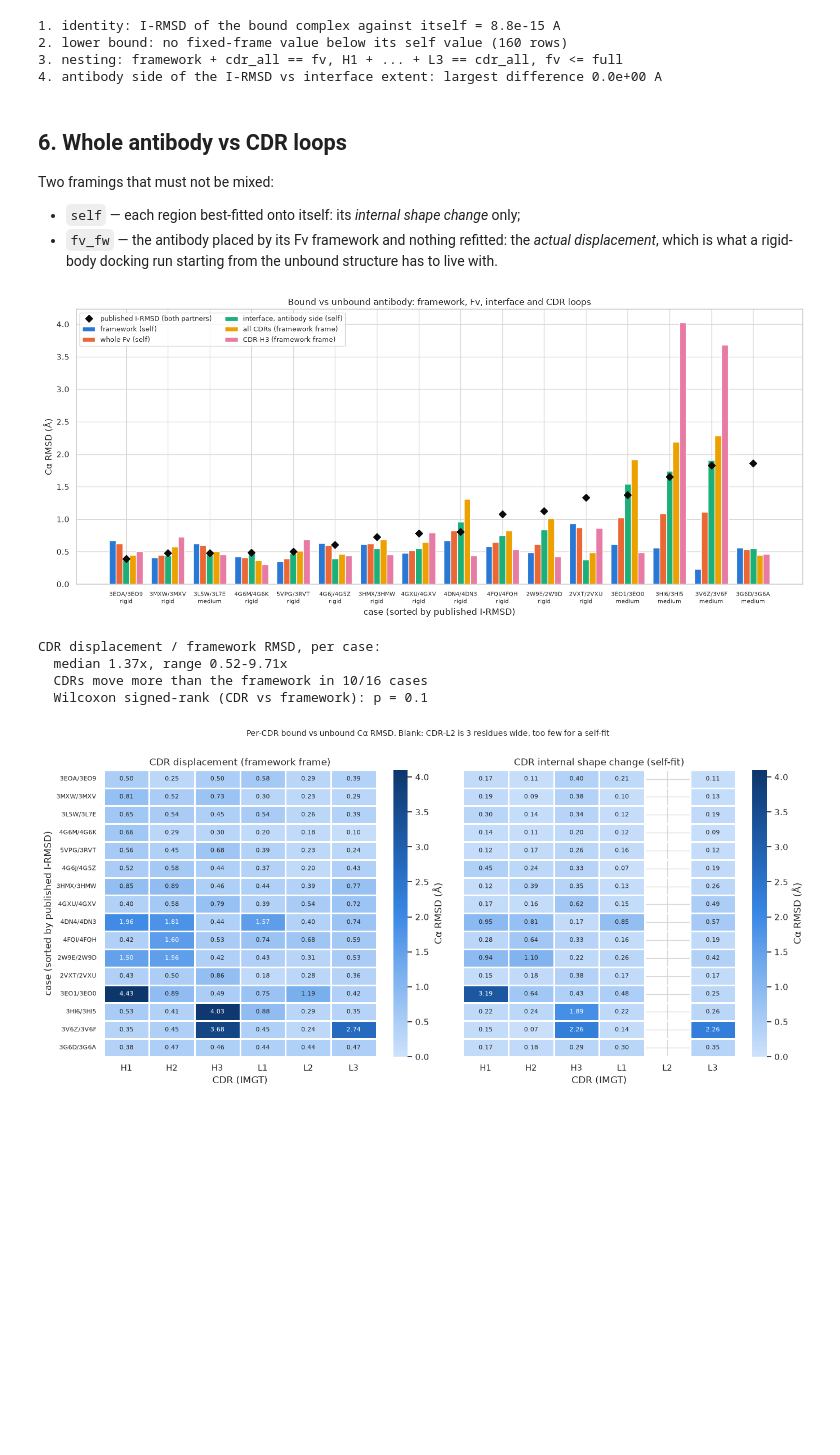
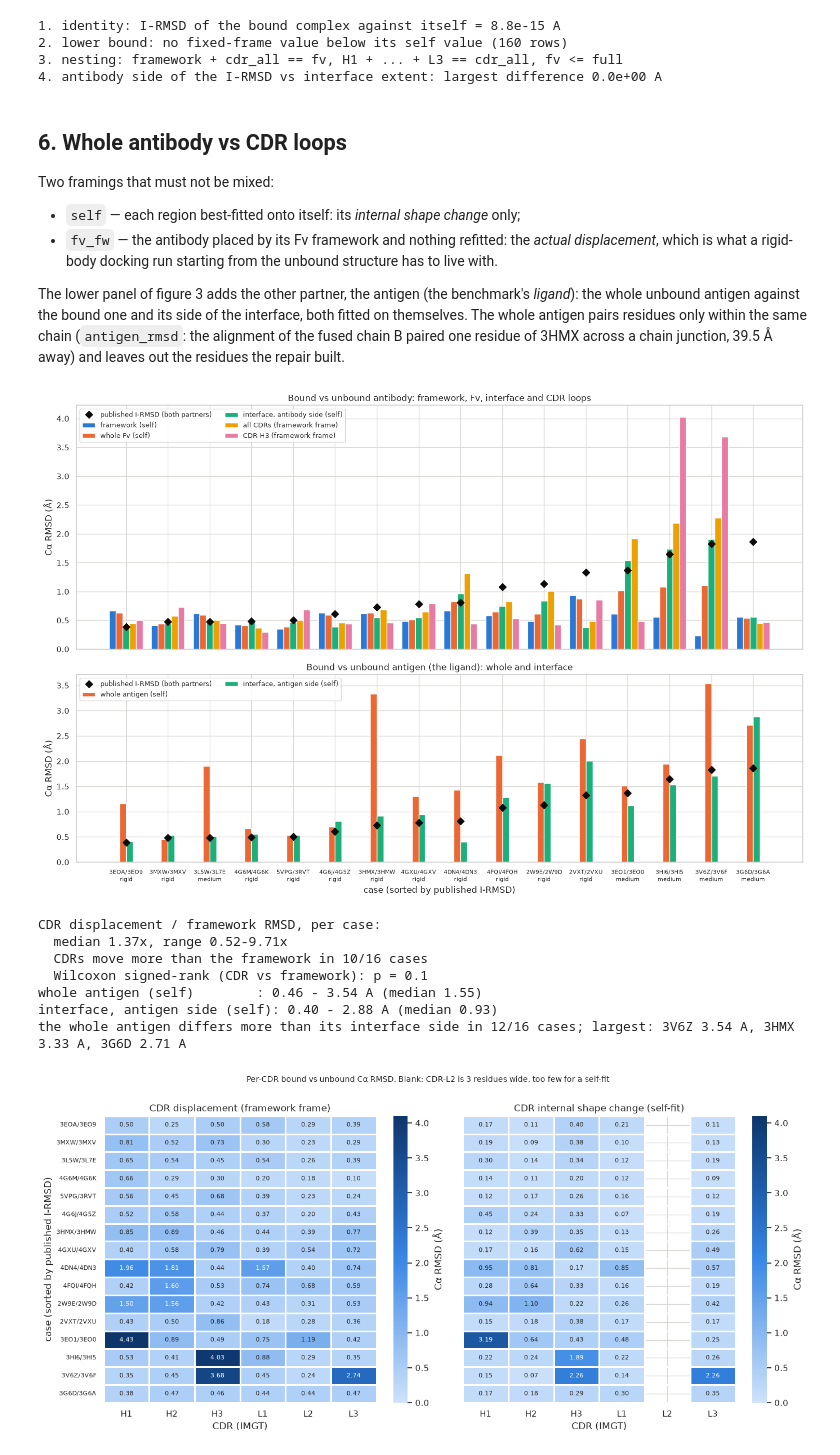
Before and after one commit to RubenChM/biobb_wf_antibody, a Jupyter notebook: biobb_wf_antibody/notebooks/exploration/ab_rmsds.ipynb, the cells around one changed output. Cells and saved outputs as stored; diff of their text form; code cells hidden in the pictures; blank space fills up the shorter version.

```diff
--- a/biobb_wf_antibody/notebooks/exploration/ab_rmsds.ipynb
+++ b/biobb_wf_antibody/notebooks/exploration/ab_rmsds.ipynb
@@ -250,15 +252,24 @@ Two framings that must not be mixed:
 * `self` — each region best-fitted onto itself: its *internal shape change* only;
 * `fv_fw` — the antibody placed by its Fv framework and nothing refitted: the *actual displacement*, which is
   what a rigid-body docking run starting from the unbound structure has to live with.
+
+The lower panel of figure 3 adds the other partner, the antigen (the benchmark's *ligand*): the whole unbound
+antigen against the bound one and its side of the interface, both fitted on themselves. The whole antigen
+pairs residues only within the same chain (`antigen_rmsd`: the alignment of the fused chain B paired one
+residue of 3HMX across a chain junction, 39.5 Å away) and leaves out the residues the repair built.
 # %%
 ar.plot_case_bars(summary)
 ar.report_cdr_vs_framework(summary)
+ar.report_antigen(summary)
 # %% [output]
-[figure, old version]
+[figure, new version]
 CDR displacement / framework RMSD, per case:
   median 1.37x, range 0.52-9.71x
   CDRs move more than the framework in 10/16 cases
   Wilcoxon signed-rank (CDR vs framework): p = 0.1
+whole antigen (self)        : 0.46 - 3.54 A (median 1.55)
+interface, antigen side (self): 0.40 - 2.88 A (median 0.93)
+the whole antigen differs more than its interface side in 12/16 cases; largest: 3V6Z 3.54 A, 3HMX 3.33 A, 3G6D 2.71 A
 # %%
 ar.plot_cdr_heatmap(df, summary)
 ar.report_per_cdr(df, cases)
```
Also changed, not shown: parts of 13 cells of this notebook, 1 other file.
